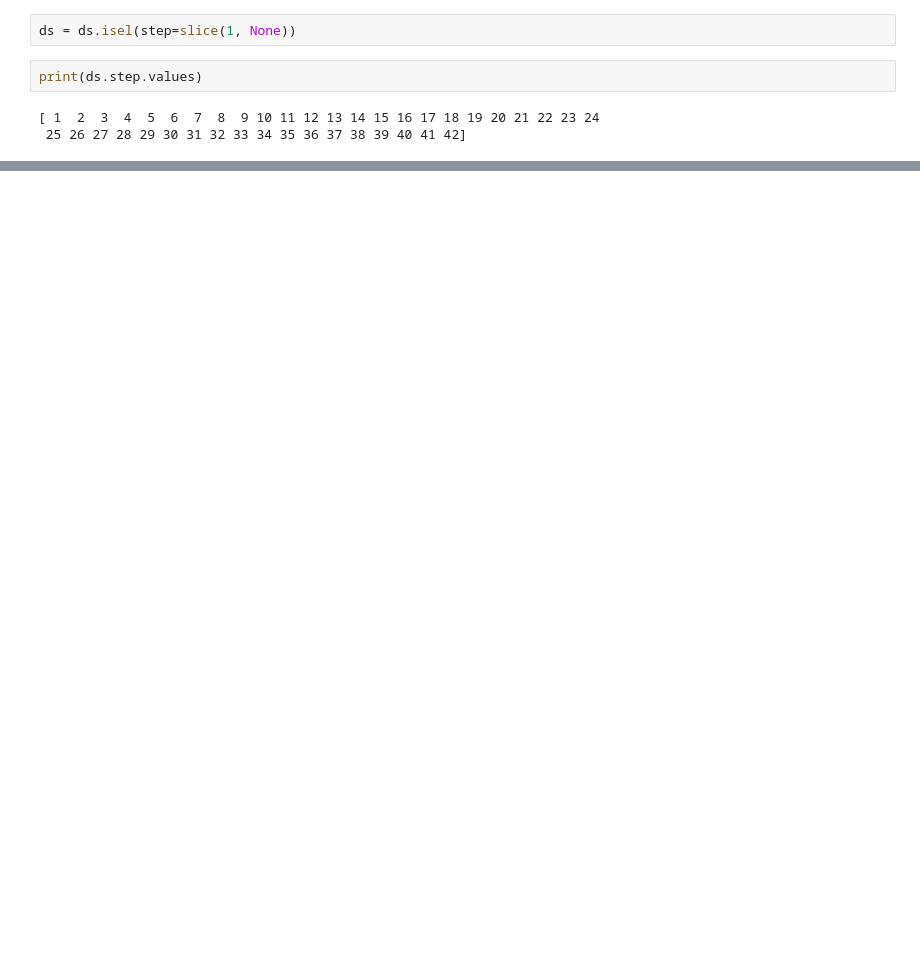
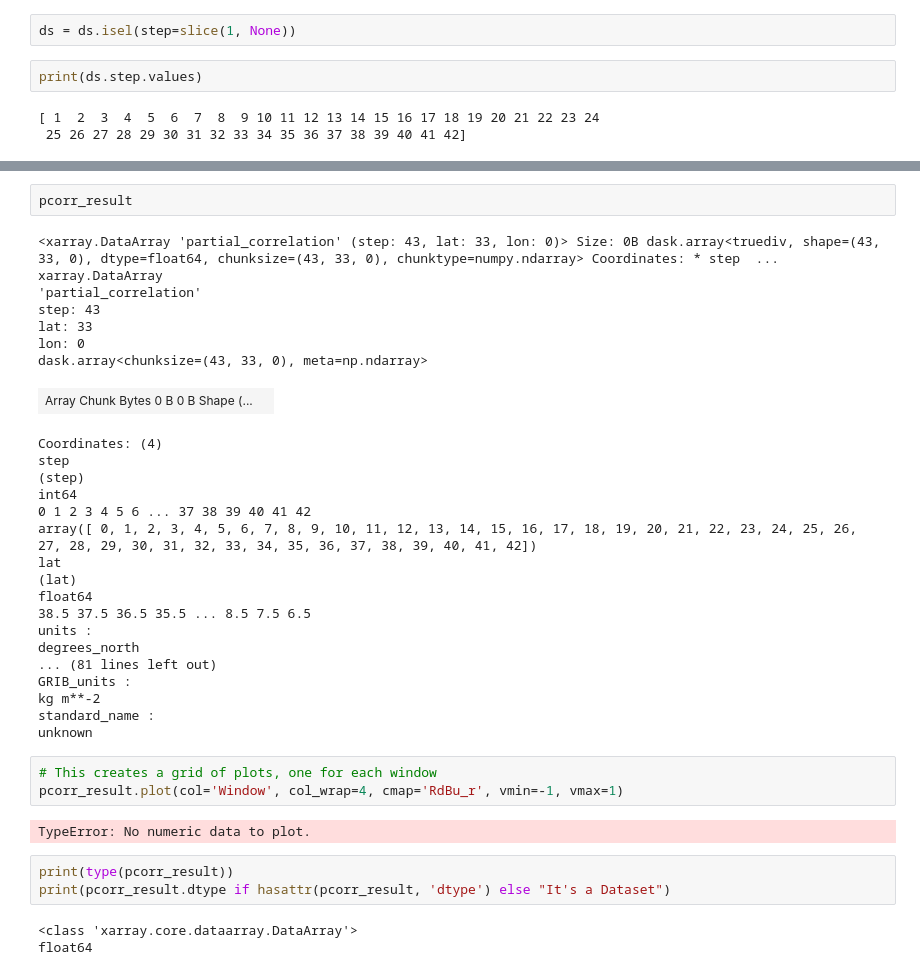
Before and after one commit to abhimanyudalal1/s2s, a Jupyter notebook: notebooks/grasping_unet.ipynb, the cells around one changed output, grey strips where cells are left out. Cells and saved outputs as stored; diff of their text form; blank space fills up the shorter version.

```diff
--- a/notebooks/grasping_unet.ipynb
+++ b/notebooks/grasping_unet.ipynb
@@ -3827,0 +2817,39 @@ ds.to_netcdf('../data/processed/s2s_reforecast_final.nc')
+# %%
+pcorr_result
+# %% [output]
+<xarray.DataArray 'partial_correlation' (step: 43, lat: 33, lon: 0)> Size: 0B dask.array<truediv, shape=(43, 33, 0), dtype=float64, chunksize=(43, 33, 0), chunktype=numpy.ndarray> Coordinates: * step  ...
+xarray.DataArray
+'partial_correlation'
+step: 43
+lat: 33
+lon: 0
+dask.array<chunksize=(43, 33, 0), meta=np.ndarray>
+| Array Chunk Bytes 0 B 0 B Shape (... |  |
+Coordinates: (4)
+step
+(step)
+int64
+0 1 2 3 4 5 6 ... 37 38 39 40 41 42
+array([ 0, 1, 2, 3, 4, 5, 6, 7, 8, 9, 10, 11, 12, 13, 14, 15, 16, 17, 18, 19, 20, 21, 22, 23, 24, 25, 26, 27, 28, 29, 30, 31, 32, 33, 34, 35, 36, 37, 38, 39, 40, 41, 42])
+lat
+(lat)
+float64
+38.5 37.5 36.5 35.5 ... 8.5 7.5 6.5
+units :
+degrees_north
+... (81 lines left out)
+GRIB_units :
+kg m**-2
+standard_name :
+unknown
+# %%
+# This creates a grid of plots, one for each window
+pcorr_result.plot(col='Window', col_wrap=4, cmap='RdBu_r', vmin=-1, vmax=1)
+# %% [output]
+TypeError: No numeric data to plot.
+# %%
+print(type(pcorr_result))
+print(pcorr_result.dtype if hasattr(pcorr_result, 'dtype') else "It's a Dataset")
+# %% [output]
+<class 'xarray.core.dataarray.DataArray'>
+float64
```
Also changed, not shown: parts of 45 cells of this notebook, 13 other files.
